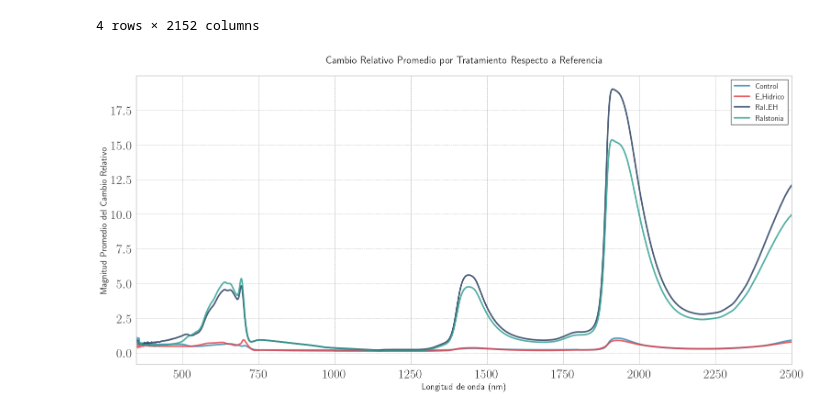
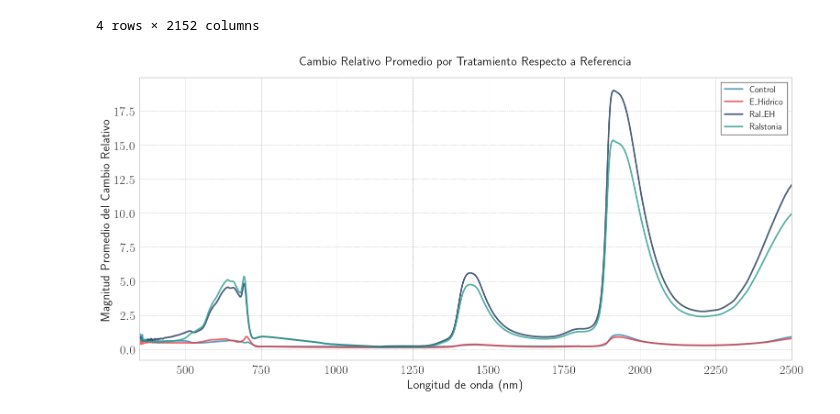
Before and after one commit to RicardoLoperaV/DiPreSi, a Jupyter notebook: Cambio Relativo/Cambio3.ipynb, the cells around one changed output. Drawn from its saved outputs; the diff is of its cells as text; code cells hidden in the pictures.

```diff
--- a/Cambio Relativo/Cambio3.ipynb
+++ b/Cambio Relativo/Cambio3.ipynb
@@ -152,38 +160,38 @@ wavelengths = df_means.iloc[:, 1:].columns.astype(float)
 plt.figure(figsize=(16, 8))
 
 # Define colors for each treatment
 colors = {
     'Control': '#2E86AB',
     'Tratamiento 1': '#A23B72',
     'Tratamiento 2': '#F18F01',
     'Tratamiento 3': '#6A994E',
     'Tratamiento 4': '#C73E1D'
 }
 
 # Plot each treatment
 for treatment in df_means.index:
     magnitudes = df_means.loc[treatment].iloc[1:].values
 
     # Use predefined color if available, otherwise use default
     color = colors.get(treatment, None)
 
     plt.plot(wavelengths, magnitudes,
              label=treatment,
              linewidth=2.5,
              alpha=0.8,
              color=color,)
 
-plt.xlabel('Longitud de onda (nm)', fontsize=14, fontweight='bold')
-plt.ylabel('Magnitud Promedio del Cambio Relativo', fontsize=14, fontweight='bold')
+plt.xlabel('Longitud de onda (nm)', fontsize=20, fontweight='bold')
+plt.ylabel('Magnitud Promedio del Cambio Relativo', fontsize=20, fontweight='bold')
 plt.title('Cambio Relativo Promedio por Tratamiento Respecto a Referencia',
-          fontsize=16, fontweight='bold', pad=20)
-plt.legend(fontsize=12, loc='best', framealpha=0.9)
+          fontsize=20, fontweight='bold', pad=20)
+plt.legend(fontsize=14, loc='best', framealpha=0.9)
 plt.grid(True, alpha=0.3, linestyle='--')
 plt.xlim(wavelengths.min(), wavelengths.max())
 plt.tight_layout()
 plt.show()
 # %% [output]
-[figure, old version]
+[figure, new version]
 # %%
 # Get the wavelengths (column names) and convert to float
 wavelengths = df_means.iloc[:, 1:].columns.astype(float)
```
Also changed, not shown: parts of 5 cells of this notebook, 7 other files.
